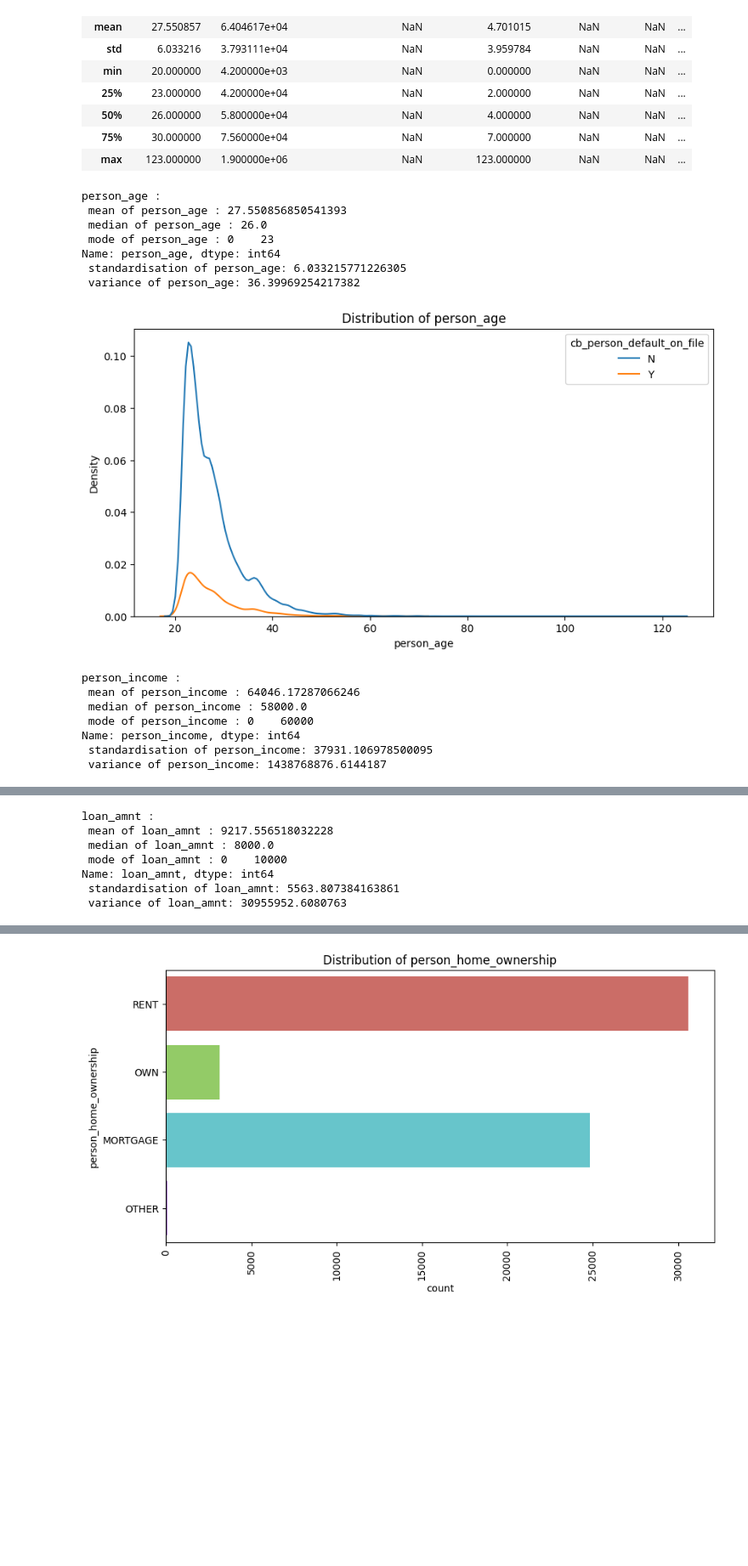
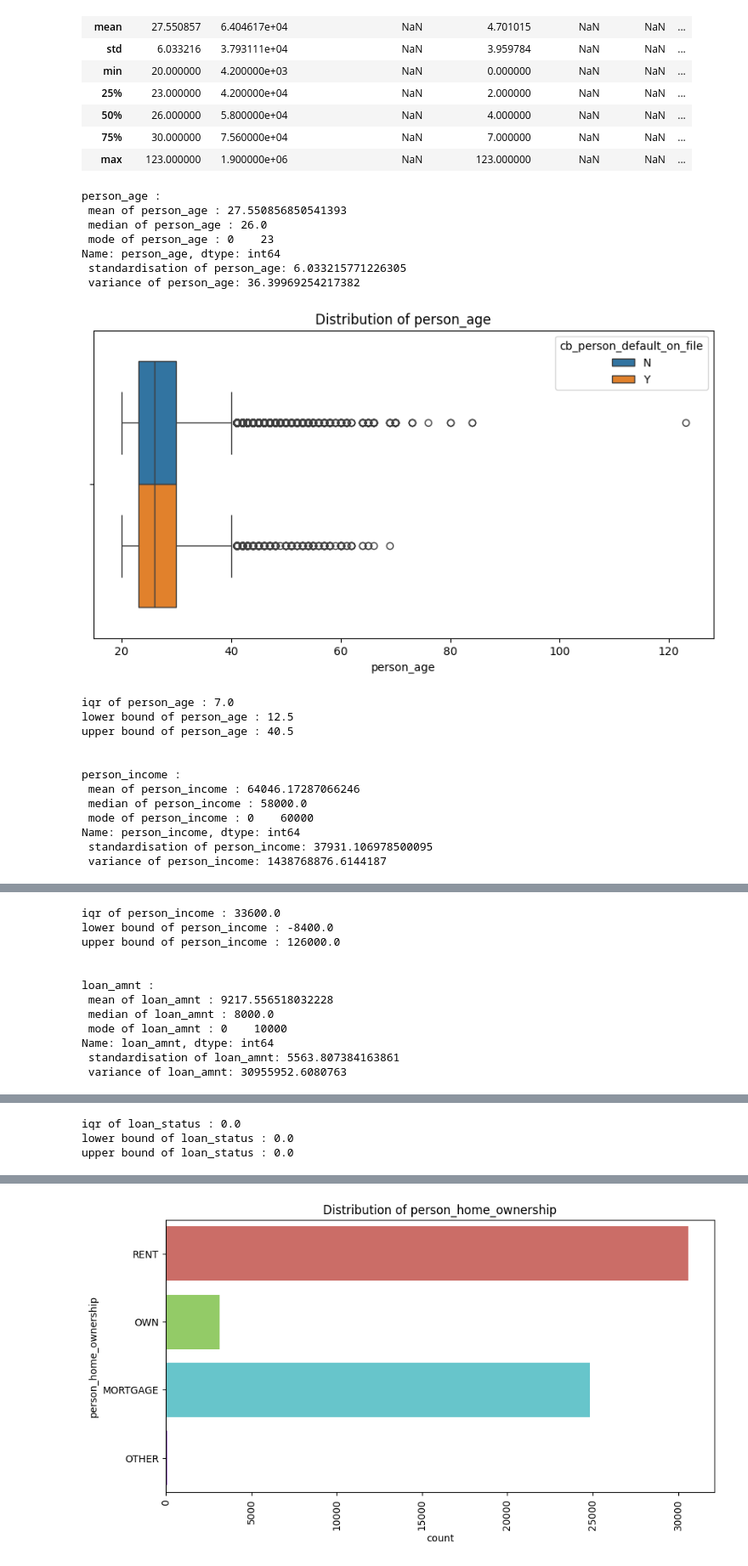
Before and after one commit to ankitg-02/kaggle-competition, a Jupyter notebook: Loan_approval_1.ipynb, the cells around one changed output, grey strips where cells are left out. Shown at 85% size. Saved outputs shown, nothing was run; the diff lists cells and outputs as text; code cells hidden in the pictures; blank space fills up the shorter version.

```diff
--- a/Loan_approval_1.ipynb
+++ b/Loan_approval_1.ipynb
@@ -315,25 +340,38 @@ mod_train_data.describe(include="all")
 # %%
 for i in mod_train_data.columns:
     if mod_train_data[i].dtype=='int':
         print(i,':\n',f"mean of {i} :",mod_train_data[i].mean(),'\n',
               f"median of {i} :",mod_train_data[i].median(),'\n',
               f"mode of {i} :",mod_train_data[i].mode(),'\n',
               f"standardisation of {i}:",mod_train_data[i].std(),'\n',
               f"variance of {i}:",mod_train_data[i].var(),'\n')
         plt.figure(figsize=(10,5))
-        sns.kdeplot(data=mod_train_data, x=i, hue='cb_person_default_on_file')
+        sns.boxplot(data=mod_train_data, x=i, hue='cb_person_default_on_file')
         plt.title(f'Distribution of {i}')
         plt.show()
+        q3=mod_train_data[i].quantile(0.75)
+        q1=mod_train_data[i].quantile(0.25)
+        iqr=q3-q1
+        lower_bound=q1-1.5*iqr
+        upper_bound=q3+1.5*iqr
+        print(f"iqr of {i} :",iqr)
+        print(f"lower bound of {i} :",lower_bound)
+        print(f"upper bound of {i} :",upper_bound)
         print('\n')
 # %% [output]
 person_age :
  mean of person_age : 27.550856850541393
  median of person_age : 26.0
  mode of person_age : 0    23
 Name: person_age, dtype: int64
  standardisation of person_age: 6.033215771226305
  variance of person_age: 36.39969254217382
-[figure, old version]
+[figure, new version]
+iqr of person_age : 7.0
+lower bound of person_age : 12.5
+upper bound of person_age : 40.5
+
+
 person_income :
  mean of person_income : 64046.17287066246
  median of person_income : 58000.0
@@ -345,3 +383,8 @@ Name: person_income, dtype: int64
+iqr of person_income : 33600.0
+lower bound of person_income : -8400.0
+upper bound of person_income : 126000.0
+
+
 loan_amnt :
  mean of loan_amnt : 9217.556518032228
  median of loan_amnt : 8000.0
@@ -369,3 +422,6 @@ Name: loan_status, dtype: int64
+iqr of loan_status : 0.0
+lower bound of loan_status : 0.0
+upper bound of loan_status : 0.0
 # %%
 for i in mod_train_data.columns:
     if mod_train_data[i].dtype=='float':
```
Also changed, not shown: parts of 8 cells of this notebook.
